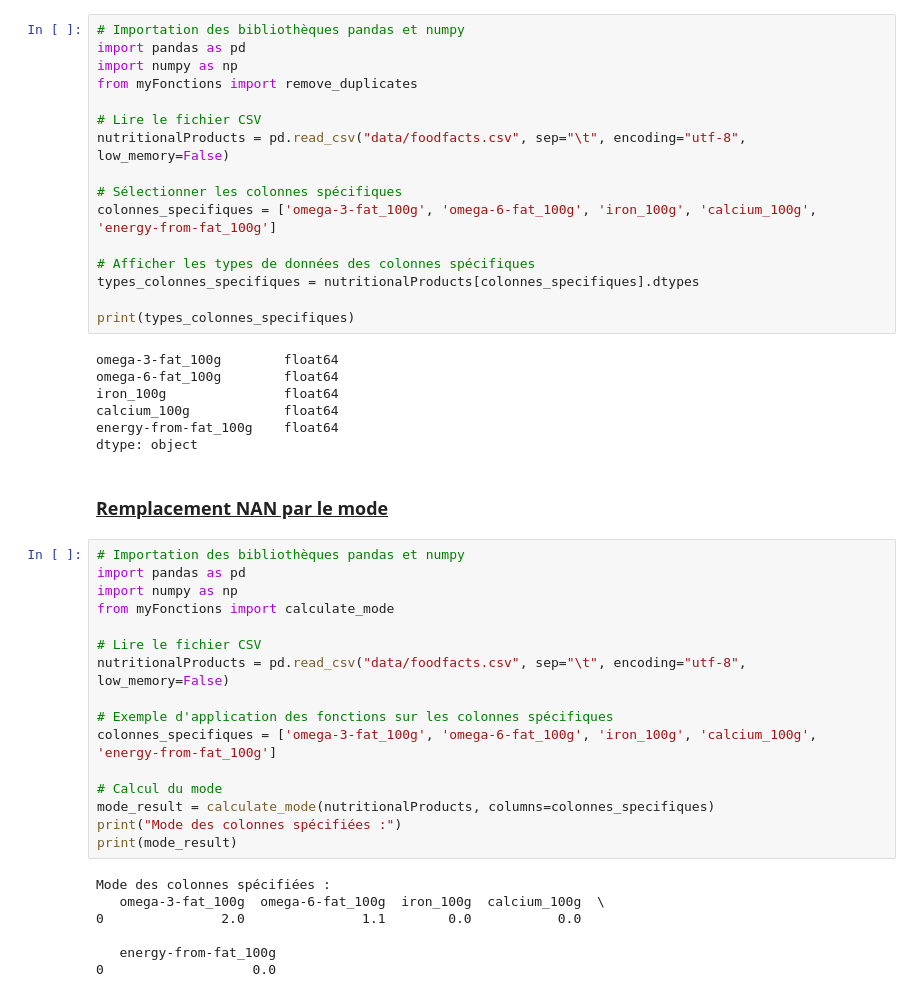
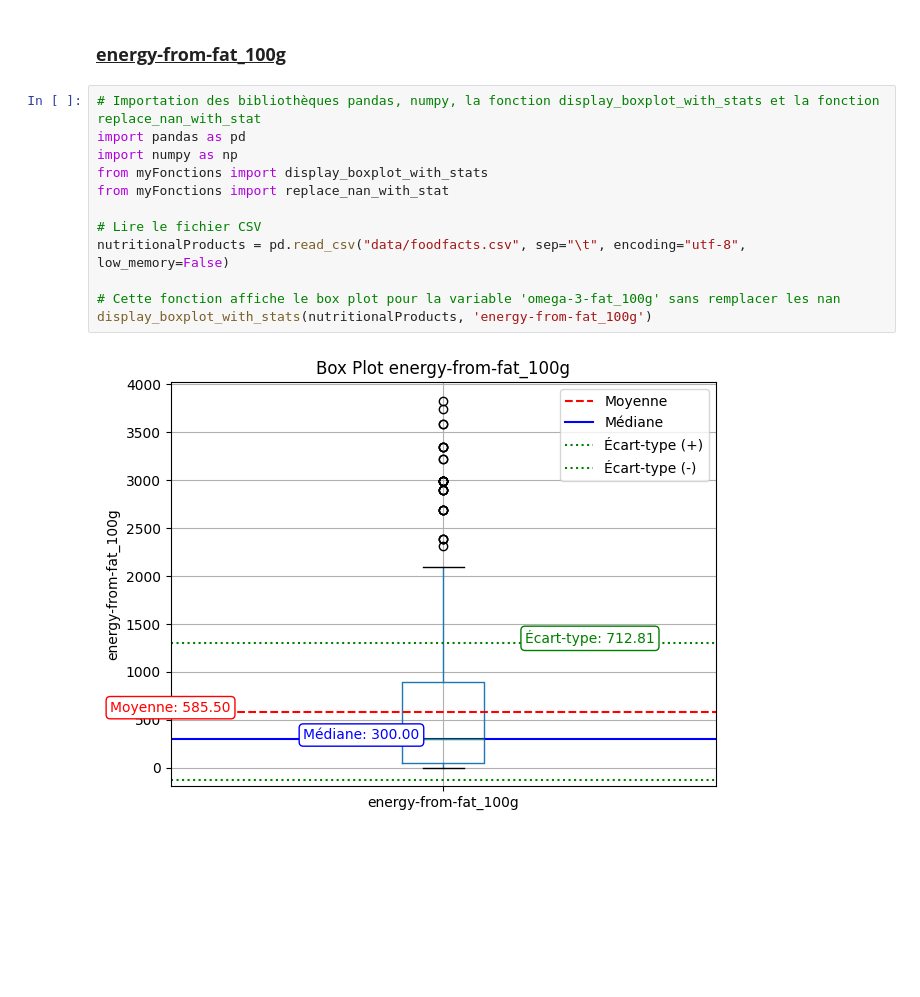
Before and after one commit to davidjeje/organismesantepublique, a Jupyter notebook: Marivat_David_2_notebook_organisme_sante_publique_022025.ipynb, the cells around one changed output. Cells and saved outputs as stored; diff of their text form; blank space fills up the shorter version.

```diff
--- a/Marivat_David_2_notebook_organisme_sante_publique_022025.ipynb
+++ b/Marivat_David_2_notebook_organisme_sante_publique_022025.ipynb
@@ -58,48 +53,16 @@ dtype: int64
+# %% [markdown]
+<h3 style="font-weight: bold;"><u>energy-from-fat_100g</u></h3>
 # %%
-# Importation des bibliothèques pandas et numpy
+# Importation des bibliothèques pandas, numpy, la fonction display_boxplot_with_stats et la fonction replace_nan_with_stat
 import pandas as pd
 import numpy as np
-from myFonctions import remove_duplicates
+from myFonctions import display_boxplot_with_stats
+from myFonctions import replace_nan_with_stat
 
 # Lire le fichier CSV
 nutritionalProducts = pd.read_csv("data/foodfacts.csv", sep="\t", encoding="utf-8", low_memory=False)
 
-# Sélectionner les colonnes spécifiques
-colonnes_specifiques = ['omega-3-fat_100g', 'omega-6-fat_100g', 'iron_100g', 'calcium_100g', 'energy-from-fat_100g']
-
-# Afficher les types de données des colonnes spécifiques
-types_colonnes_specifiques = nutritionalProducts[colonnes_specifiques].dtypes
-
-print(types_colonnes_specifiques)
+# Cette fonction affiche le box plot pour la variable 'omega-3-fat_100g' sans remplacer les nan
+display_boxplot_with_stats(nutritionalProducts, 'energy-from-fat_100g')
 # %% [output]
-omega-3-fat_100g        float64
-omega-6-fat_100g        float64
-iron_100g               float64
-calcium_100g            float64
-energy-from-fat_100g    float64
-dtype: object
+[figure, added]
-# %% [markdown]
-<h3 style="font-weight: bold;"><u>Remplacement NAN par le mode</u></h3>
-# %%
-# Importation des bibliothèques pandas et numpy
-import pandas as pd
-import numpy as np
-from myFonctions import calculate_mode
-
-# Lire le fichier CSV
-nutritionalProducts = pd.read_csv("data/foodfacts.csv", sep="\t", encoding="utf-8", low_memory=False)
-
-# Exemple d'application des fonctions sur les colonnes spécifiques
-colonnes_specifiques = ['omega-3-fat_100g', 'omega-6-fat_100g', 'iron_100g', 'calcium_100g', 'energy-from-fat_100g']
-
-# Calcul du mode
-mode_result = calculate_mode(nutritionalProducts, columns=colonnes_specifiques)
-print("Mode des colonnes spécifiées :")
-print(mode_result)
-# %% [output]
-Mode des colonnes spécifiées :
-   omega-3-fat_100g  omega-6-fat_100g  iron_100g  calcium_100g  \
-0               2.0               1.1        0.0           0.0
-
-   energy-from-fat_100g
-0                   0.0
```
Also changed, not shown: parts of 30 cells of this notebook, 4 other files.
